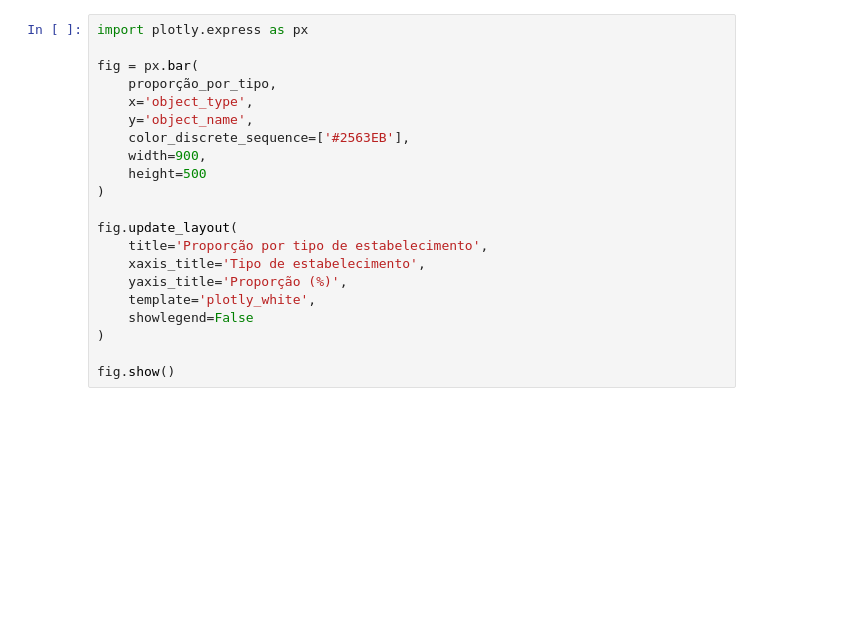
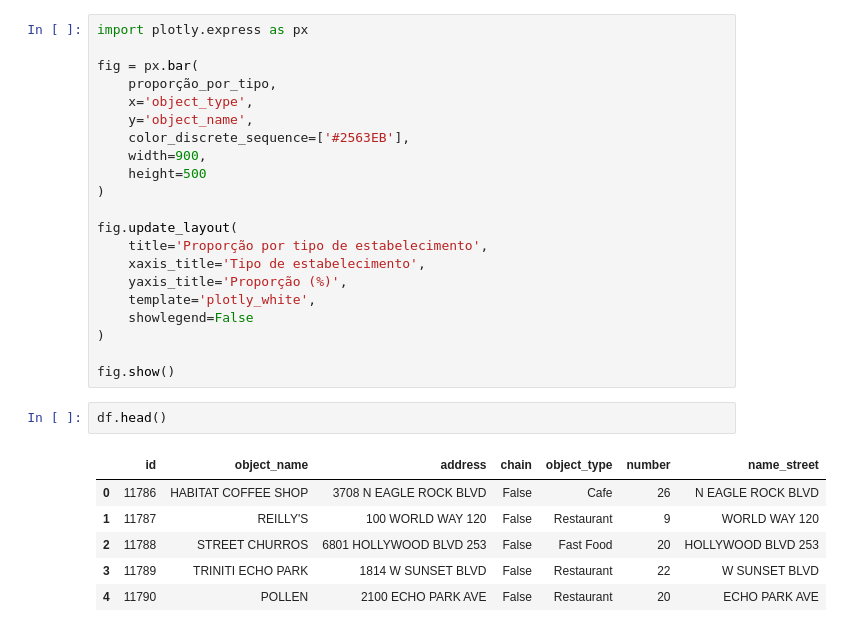
Before and after one commit to higorlu2023-design/projeto_sprint10_restaurants, a Jupyter notebook: notebook.ipynb, the cells around one changed output. Saved outputs shown, nothing was run; the diff lists cells and outputs as text; blank space fills up the shorter version.

```diff
--- a/notebook.ipynb
+++ b/notebook.ipynb
@@ -156,3 +156,12 @@ fig.update_layout(
 )
 
 fig.show()
+# %%
+df.head()
+# %% [output]
+|  | id | object_name | address | chain | object_type | number | name_street |
+| 0 | 11786 | HABITAT COFFEE SHOP | 3708 N EAGLE ROCK BLVD | False | Cafe | 26 | N EAGLE ROCK BLVD |
+| 1 | 11787 | REILLY'S | 100 WORLD WAY 120 | False | Restaurant | 9 | WORLD WAY 120 |
+| 2 | 11788 | STREET CHURROS | 6801 HOLLYWOOD BLVD 253 | False | Fast Food | 20 | HOLLYWOOD BLVD 253 |
+| 3 | 11789 | TRINITI ECHO PARK | 1814 W SUNSET BLVD | False | Restaurant | 22 | W SUNSET BLVD |
+| 4 | 11790 | POLLEN | 2100 ECHO PARK AVE | False | Restaurant | 20 | ECHO PARK AVE |
```
Also changed, not shown: parts of 9 cells of this notebook.
